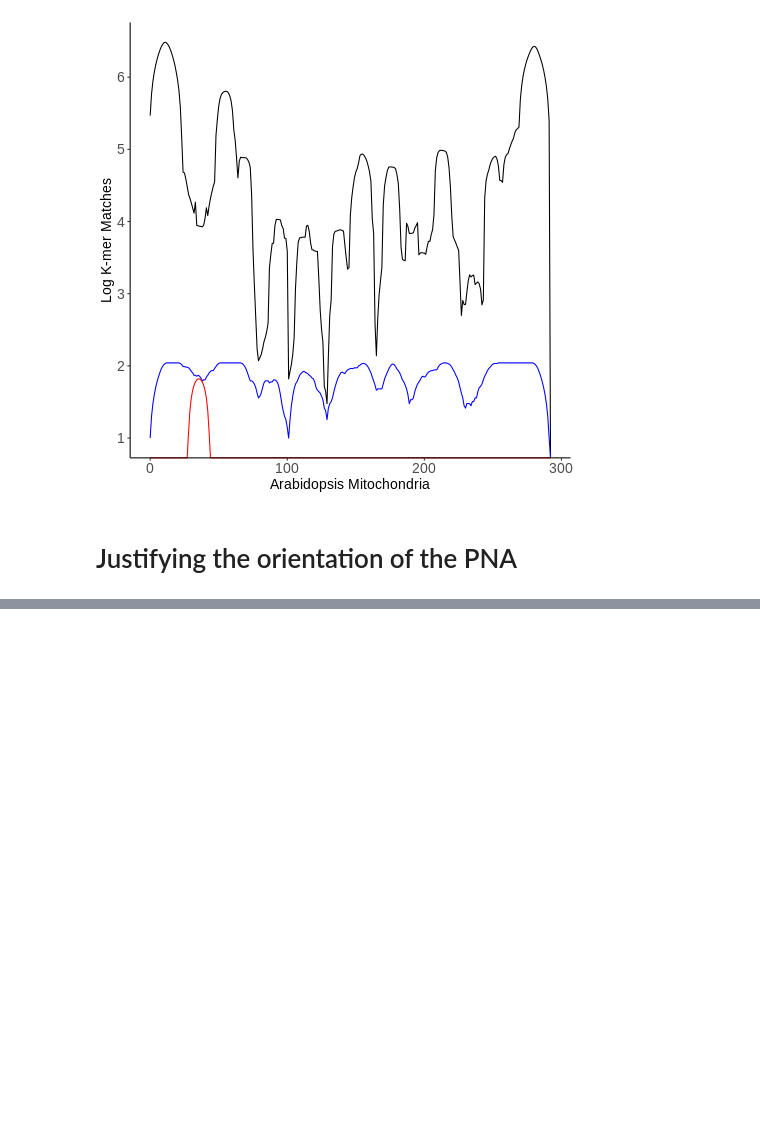
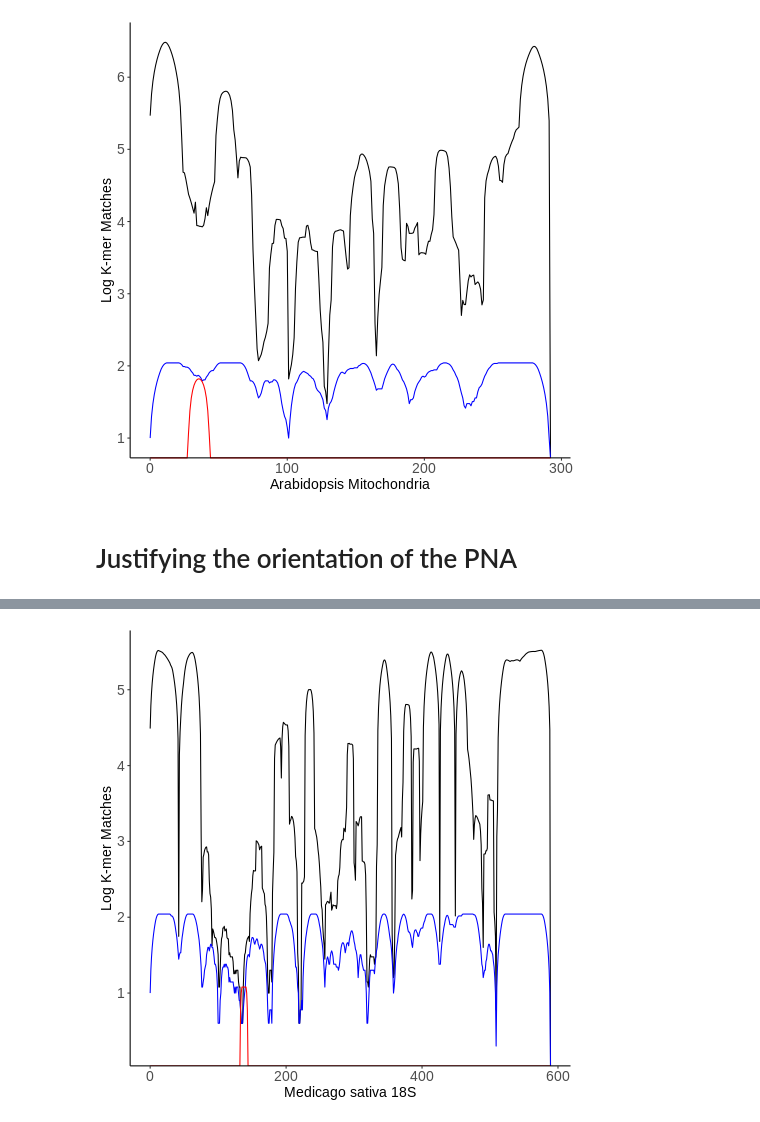
Before and after one commit to SEpapoulis/MAPT, a Jupyter notebook: Moccia_PNA/Moccia_PNA.ipynb, the cells around one changed output, grey strips where cells are left out. Cells and saved outputs as stored; diff of their text form; code cells hidden in the pictures; blank space fills up the shorter version.

```diff
--- a/Moccia_PNA/Moccia_PNA.ipynb
+++ b/Moccia_PNA/Moccia_PNA.ipynb
@@ -216,0 +335,4 @@ Enumerating GCCGGCGATGCG for k-mer range 8-12 in 29123 sequences
+# %%
+taxpaths = silva.find_taxpath('Eukaryota')
+print(taxpaths)
+Euk=taxpaths[0]
@@ -254,0 +399,17 @@ print(alternate)
+# %%
+search = "Cercozoa"
+protist=silva.find_taxpath("Cercozoa")[0]
+F='GTGYCAGCMGCCGCGGTAA'
+R='CCGYCAATTYMTTTRAGTTT'
+Medicago_sativa = 'GAFF01033989.4391.6188'
+designer_gPNA = pna_designer.PNA_Designer(result_file='data/gPNA_protist.csv',target_silva_accession=Medicago_sativa,
+                             sequence_silva_path=protist,
+                             primer_F=F,primer_R=R,kmer_range=(9,13),database_dir='data/database')
+
+gPNA = pd.read_csv('data/gPNA_protist.csv')
+Msativa_seq = designer_gPNA.target
+gPNA_target = "CGGCCGCTACGC"
+print(Msativa_seq)
+Msativa_seq = Msativa_seq[1]
+gPNA['pna_map'] = pna_designer.map_PNA(Msativa_seq,gPNA_target)
+gPNA.to_csv('data/gPNA_protist.csv')
@@ -254,0 +429,25 @@ print(alternate)
+# %%
+gPNA=gPNA[['index','unique match','absolute match', 'pna_map']]
+# %%
+%%R -i gPNA
+
+library('ggplot2')
+axis_text_size = 14
+
+plt<-ggplot(gPNA,aes(x=index,y=absolute.match))+
+    geom_line()+
+    geom_line(aes(y=unique.match),color='blue')+
+    geom_line(aes(y=pna_map),color = 'red')+
+    scale_y_log10(
+      breaks = scales::trans_breaks("log10", function(x) 10^x),
+      labels = scales::trans_format("log10", scales::math_format(.x)))+
+    theme_bw()+
+    theme(panel.border = element_blank(), panel.grid.minor = element_blank(),panel.grid.major = element_blank(),
+       axis.line = element_line(color="black"),
+       axis.text = element_text(size=axis_text_size),
+       axis.title=element_text(size=axis_text_size))+
+    labs(y="Log K-mer Matches",x="Medicago sativa 18S")
+print(plt)
+ggsave('figures/gPNA_protist.png',plot=plt,width=6,height=6,device='png',dpi=900)
+# %% [output]
+[figure, added]
```
Also changed, not shown: parts of 17 cells of this notebook, 2 other files.
